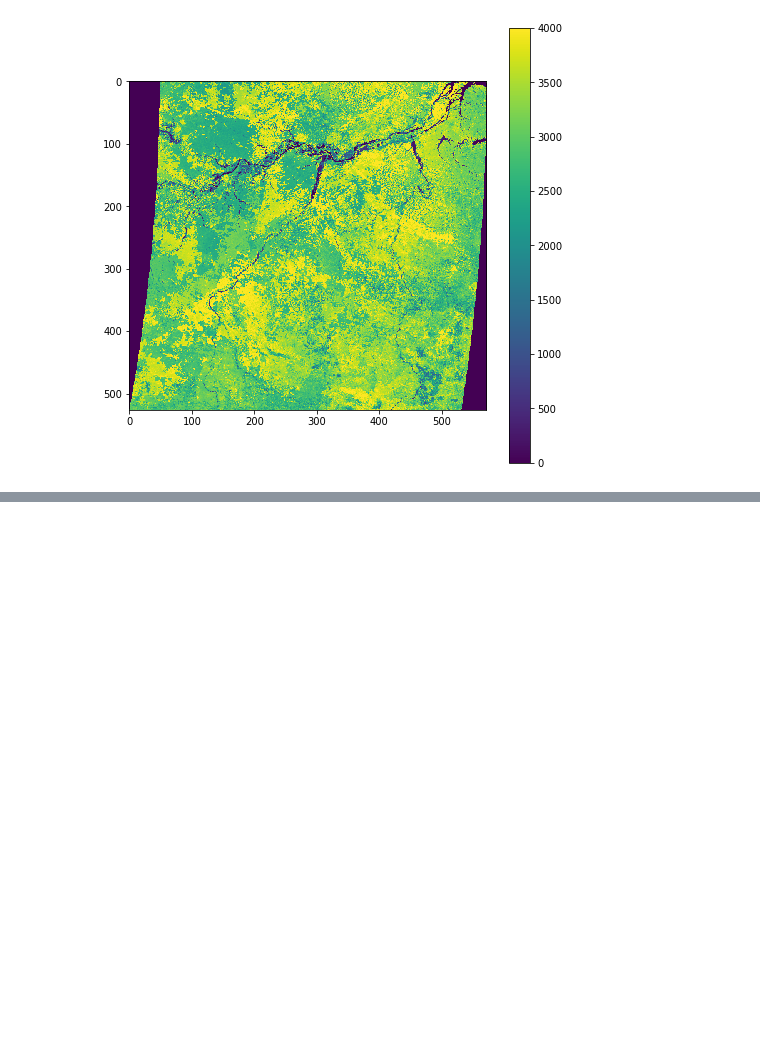
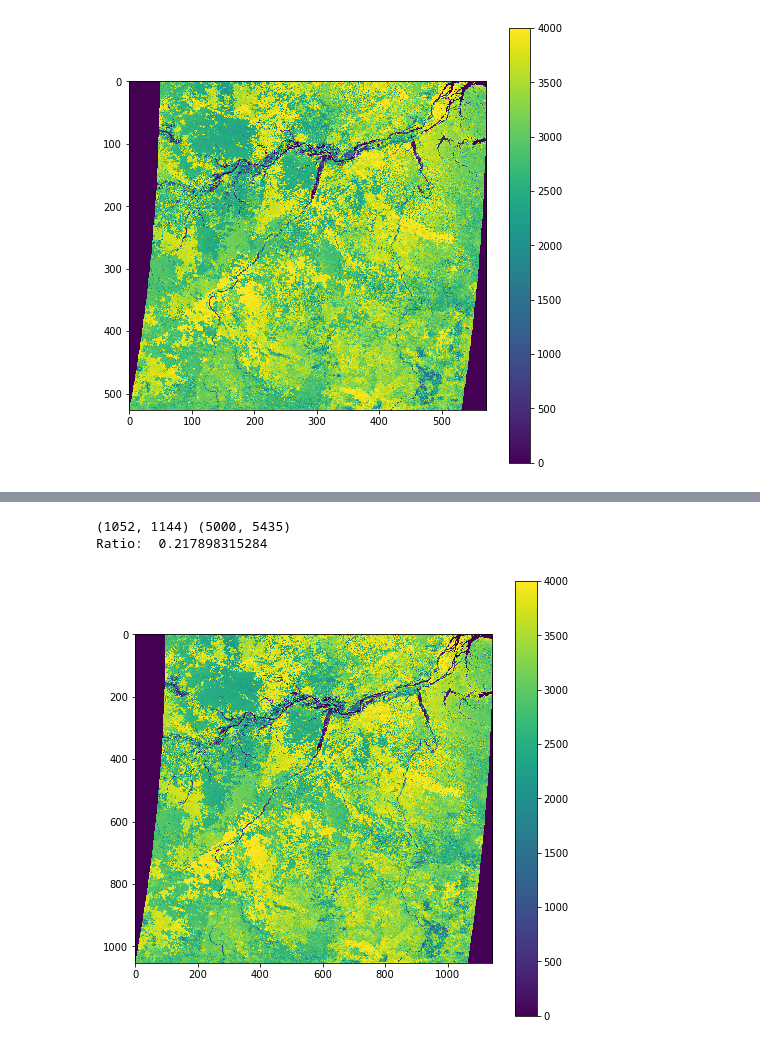
Before and after one commit to Sciguymjm/super-resolution, a Jupyter notebook: data/goes-composite.ipynb, the cells around one changed output, grey strips where cells are left out. Saved outputs shown, nothing was run; the diff lists cells and outputs as text; code cells hidden in the pictures; blank space fills up the shorter version.

```diff
--- a/data/goes-composite.ipynb
+++ b/data/goes-composite.ipynb
@@ -248,0 +284,12 @@ for i, f in enumerate(veggies):
+# %%
+# resize using nn
+resized_nir = scipy.ndimage.zoom(nir_arr, data.GetGeoTransform()[1] / cxres, order=0)
+print resized_nir.shape, nir_arr.shape
+plt.imshow(resized_nir)
+plt.clim(0,4000)
+_ = plt.colorbar()
+print 'Ratio: ', xres / cxres
+# %% [output]
+(1052, 1144) (5000, 5435)
+Ratio:  0.217898315284
+[figure, added]
```
Also changed, not shown: parts of 17 cells of this notebook.
